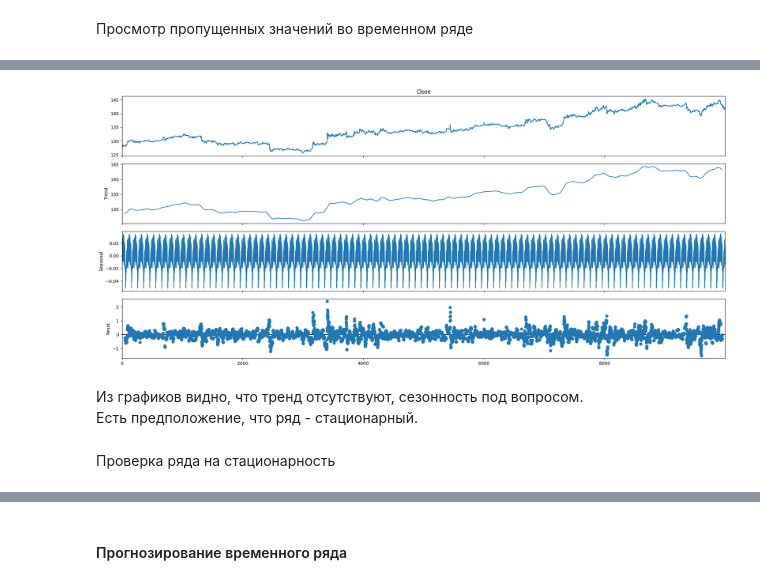
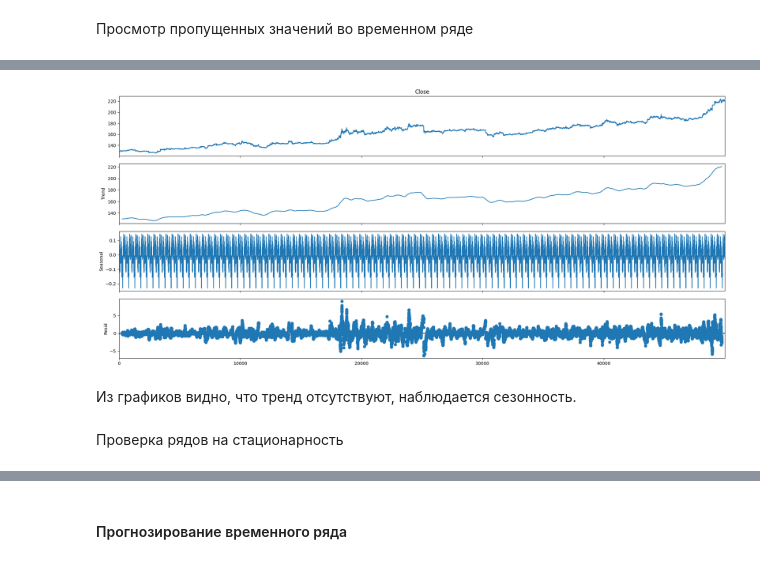
Before and after one commit to onedanoken/timeseries_homeworks, a Jupyter notebook: final_project/final_project.ipynb, the cells around one changed output, grey strips where cells are left out. Drawn from its saved outputs; the diff is of its cells as text; code cells hidden in the pictures.

```diff
--- a/final_project/final_project.ipynb
+++ b/final_project/final_project.ipynb
@@ -51,5 +46,5 @@ data
 # %%
-data = data[:10000]
+data = data[:50000]
 # %% [markdown]
 ## Блок предобработки временного ряда
 ### Свойства временных рядов
@@ -144,0 +129,9 @@ False
+# %%
+from statsmodels.tsa.seasonal import seasonal_decompose
+from pylab import rcParams
+
+rcParams['figure.figsize'] = 20, 9
+
+decompose = seasonal_decompose(data['Open'], period=500)
+decompose.plot()
+plt.show()
@@ -144,0 +140,9 @@ False
+# %%
+from statsmodels.tsa.seasonal import seasonal_decompose
+from pylab import rcParams
+
+rcParams['figure.figsize'] = 20, 9
+
+decompose = seasonal_decompose(data['High'], period=500)
+decompose.plot()
+plt.show()
@@ -144,0 +151,9 @@ False
+# %%
+from statsmodels.tsa.seasonal import seasonal_decompose
+from pylab import rcParams
+
+rcParams['figure.figsize'] = 20, 9
+
+decompose = seasonal_decompose(data['Low'], period=500)
+decompose.plot()
+plt.show()
@@ -145,19 +162,18 @@ False
 # %%
 from statsmodels.tsa.seasonal import seasonal_decompose
 from pylab import rcParams
 
 rcParams['figure.figsize'] = 20, 9
 
-decompose = seasonal_decompose(data['Close'], period=100)
+decompose = seasonal_decompose(data['Close'], period=500)
 decompose.plot()
 plt.show()
 # %% [output]
-[figure, old version]
+[figure, new version]
 # %% [markdown]
-Из графиков видно, что тренд отсутствуют, сезонность под вопросом.<br>
-Есть предположение, что ряд - стационарный.
+Из графиков видно, что тренд отсутствуют, наблюдается сезонность.<br>
 # %% [markdown]
-Проверка ряда на стационарность
+Проверка рядов на стационарность
 # %%
 from statsmodels.tsa.stattools import adfuller
 
```
Also changed, not shown: parts of 84 cells of this notebook.
